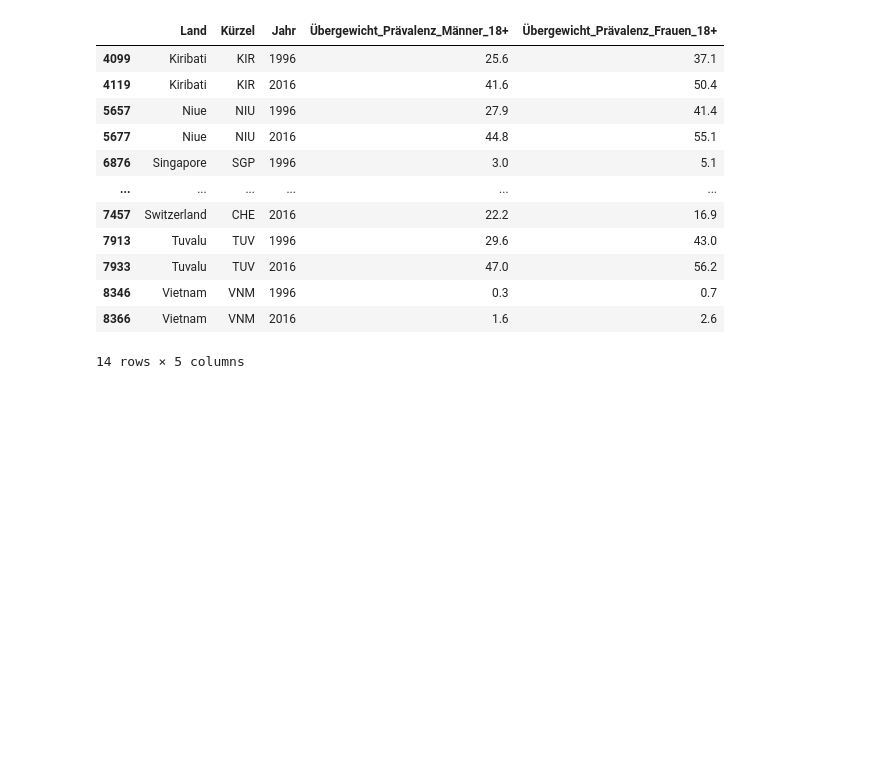
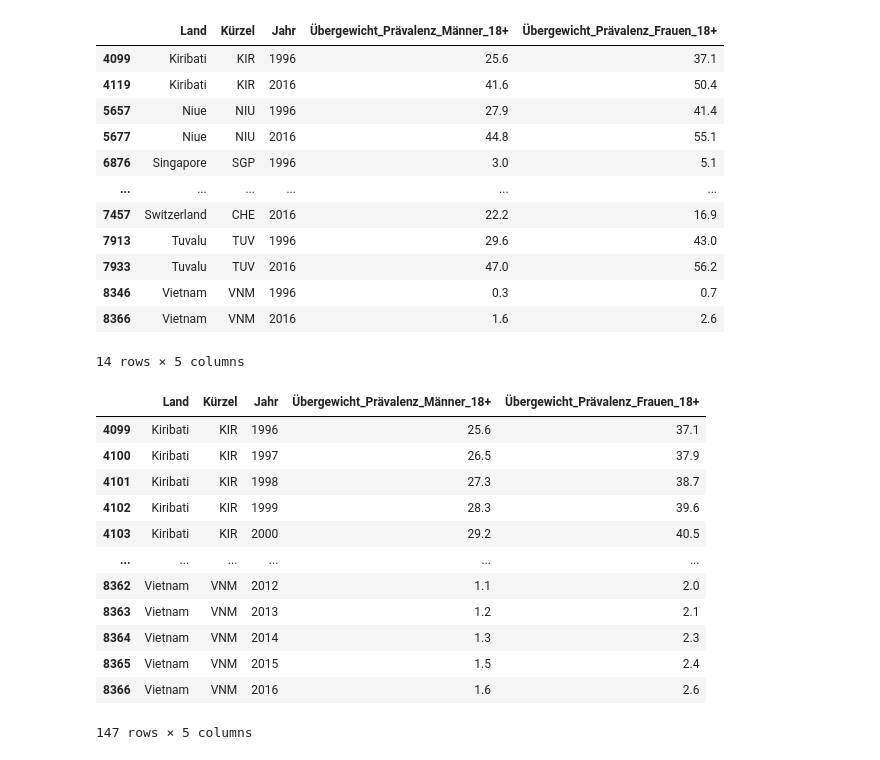
Before and after one commit to Hirnfresser/Leistungsnachweis_Phyton, a Jupyter notebook: Grundgerüst_Leistungsnachweis.ipynb, the cells around one changed output. Drawn from its saved outputs; the diff is of its cells as text; code cells hidden in the pictures; blank space fills up the shorter version.

```diff
--- a/Grundgerüst_Leistungsnachweis.ipynb
+++ b/Grundgerüst_Leistungsnachweis.ipynb
@@ -956,3 +956,23 @@ interaktives_Diagramm_3 = px.bar(
     color_discrete_sequence=['turquoise', 'salmon'])
 
 interaktives_Diagramm_3
+# %%
+del df_einzeln['Durchschnitt_Prävalenz_18+_ausgerechnet']
+
+jahresdauer = list(range(1996, 2017))
+df_gefiltert_ganze_Dauer = df_einzeln[(df_einzeln['Land'].isin(['Niue', 'Tuvalu', 'Kiribati', 'Switzerland', 'South Korea', 'Singapore', 'Vietnam'])) & (df_einzeln['Jahr'].isin(jahresdauer))]
+df_gefiltert_ganze_Dauer
+# %% [output]
+|  | Land | Kürzel | Jahr | Übergewicht_Prävalenz_Männer_18+ | Übergewicht_Prävalenz_Frauen_18+ |
+| 4099 | Kiribati | KIR | 1996 | 25.6 | 37.1 |
+| 4100 | Kiribati | KIR | 1997 | 26.5 | 37.9 |
+| 4101 | Kiribati | KIR | 1998 | 27.3 | 38.7 |
+| 4102 | Kiribati | KIR | 1999 | 28.3 | 39.6 |
+| 4103 | Kiribati | KIR | 2000 | 29.2 | 40.5 |
+| ... | ... | ... | ... | ... | ... |
+| 8362 | Vietnam | VNM | 2012 | 1.1 | 2.0 |
+| 8363 | Vietnam | VNM | 2013 | 1.2 | 2.1 |
+| 8364 | Vietnam | VNM | 2014 | 1.3 | 2.3 |
+| 8365 | Vietnam | VNM | 2015 | 1.5 | 2.4 |
+| 8366 | Vietnam | VNM | 2016 | 1.6 | 2.6 |
+147 rows × 5 columns
```
Also changed, not shown: parts of 4 cells of this notebook.
